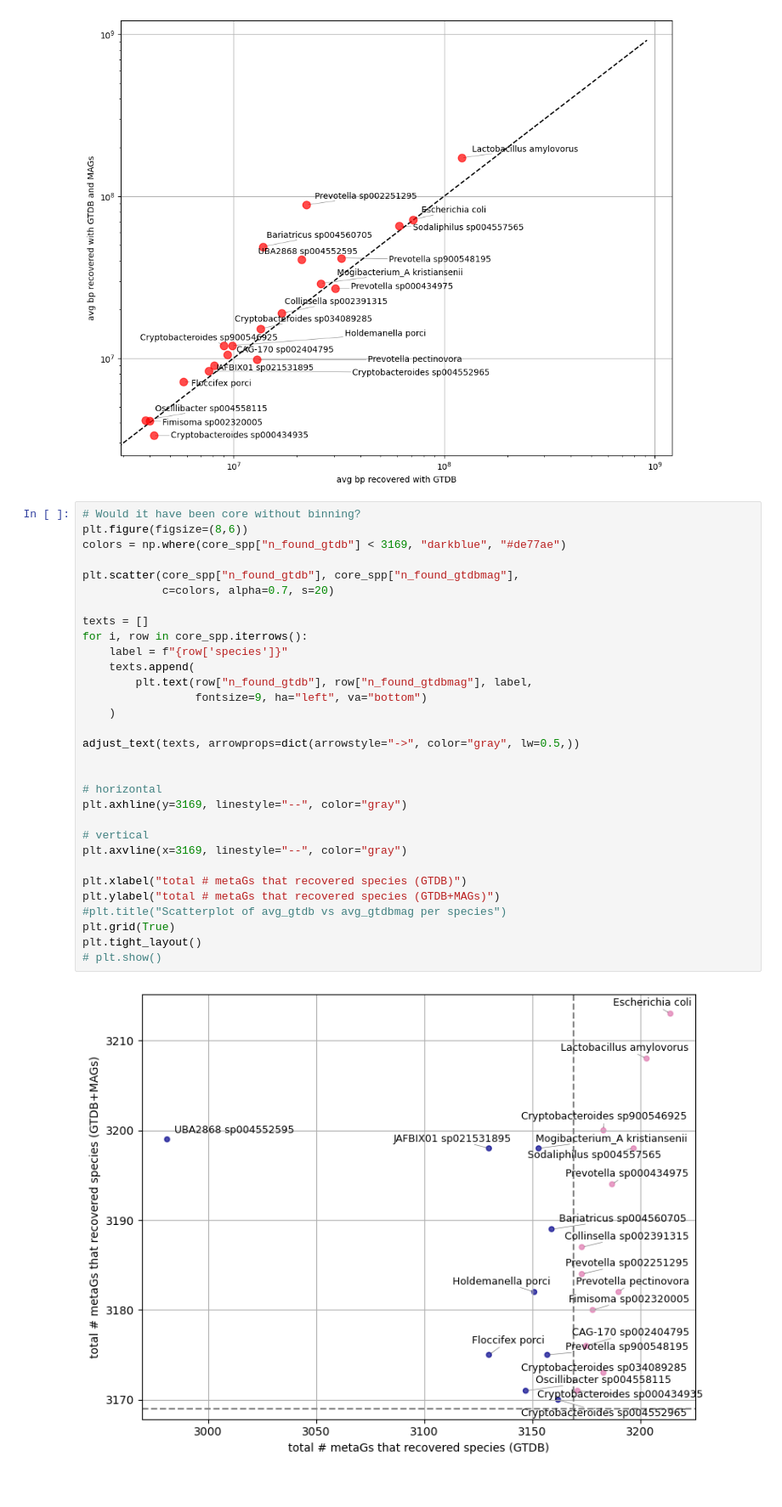
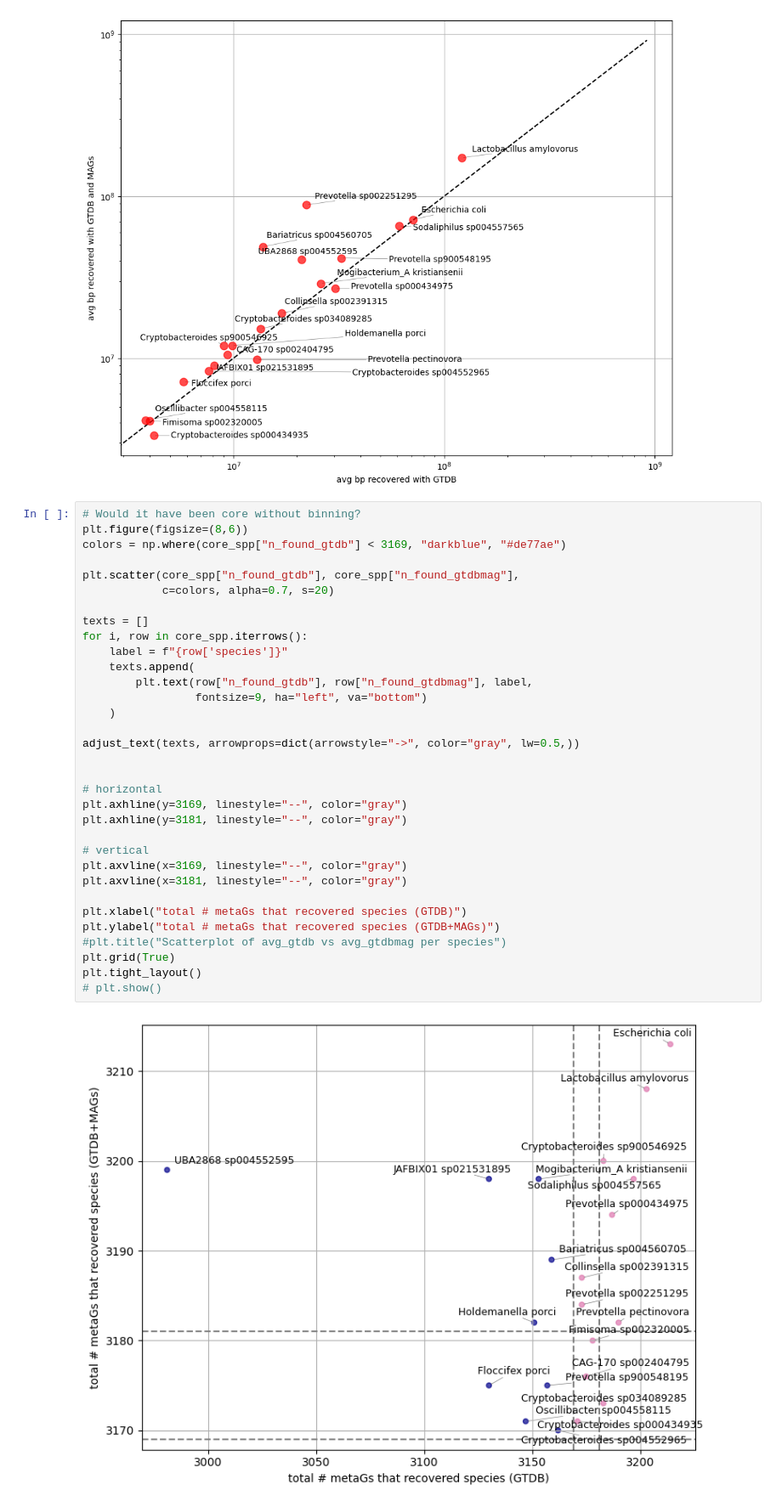
Before and after one commit to AnneliektH/2025-pig-corespp, a Jupyter notebook: workflow/notebooks/251105_taxonomy.ipynb, the cells around one changed output. Shown at 85% size. Cells and saved outputs as stored; diff of their text form.

```diff
--- a/workflow/notebooks/251105_taxonomy.ipynb
+++ b/workflow/notebooks/251105_taxonomy.ipynb
@@ -156,31 +156,33 @@ plt.tight_layout()
 plt.figure(figsize=(8,6))
 colors = np.where(core_spp["n_found_gtdb"] < 3169, "darkblue", "#de77ae")
 
 plt.scatter(core_spp["n_found_gtdb"], core_spp["n_found_gtdbmag"],
             c=colors, alpha=0.7, s=20)
 
 texts = []
 for i, row in core_spp.iterrows():
     label = f"{row['species']}"
     texts.append(
         plt.text(row["n_found_gtdb"], row["n_found_gtdbmag"], label,
                  fontsize=9, ha="left", va="bottom")
     )
 
 adjust_text(texts, arrowprops=dict(arrowstyle="->", color="gray", lw=0.5,))
 
 
 # horizontal
 plt.axhline(y=3169, linestyle="--", color="gray")
+plt.axhline(y=3181, linestyle="--", color="gray")
 
 # vertical
 plt.axvline(x=3169, linestyle="--", color="gray")
+plt.axvline(x=3181, linestyle="--", color="gray")
 
 plt.xlabel("total # metaGs that recovered species (GTDB)")
 plt.ylabel("total # metaGs that recovered species (GTDB+MAGs)")
 #plt.title("Scatterplot of avg_gtdb vs avg_gtdbmag per species")
 plt.grid(True)
 plt.tight_layout()
 # plt.show()
 # %% [output]
-[figure, old version]
+[figure, new version]
```
